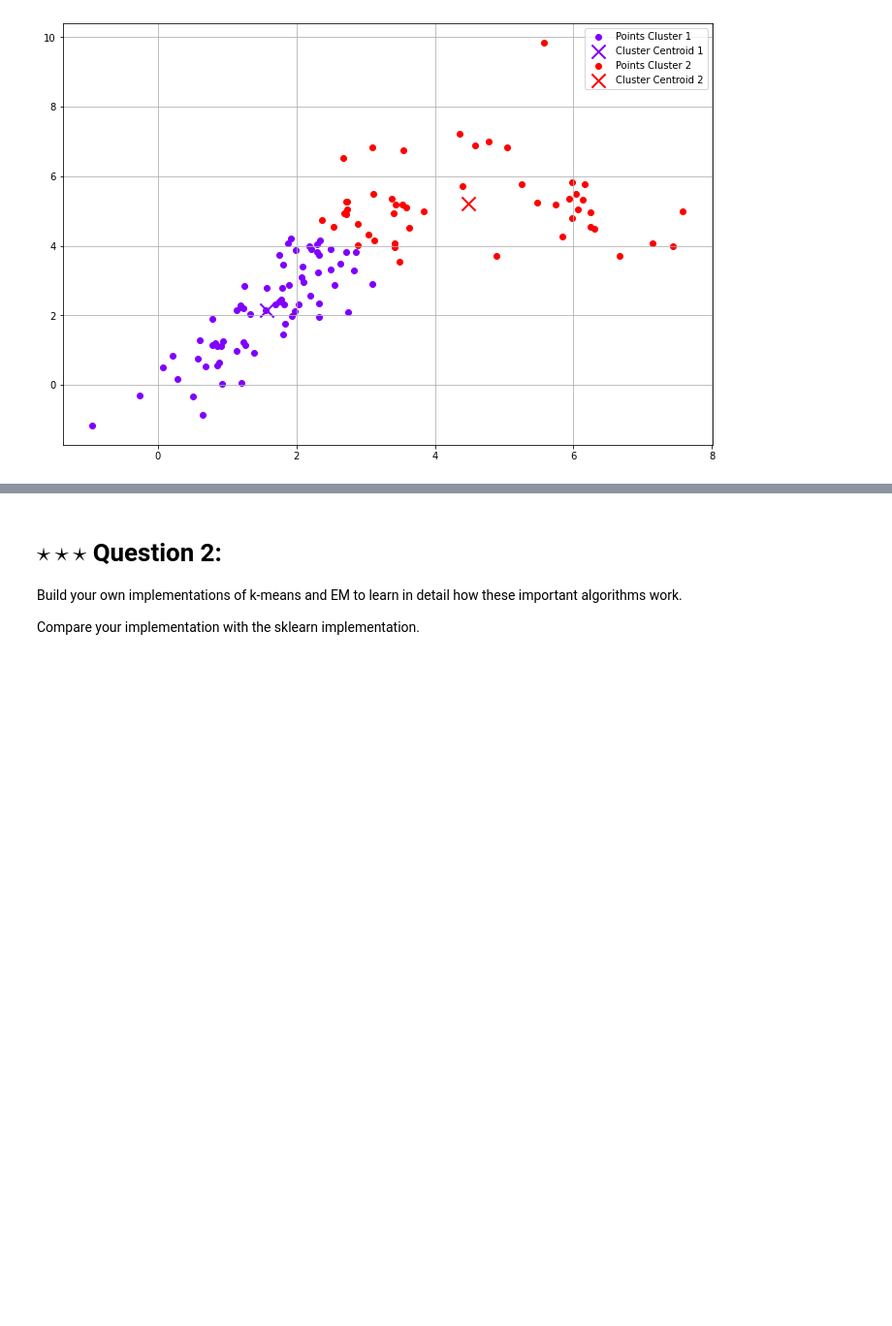
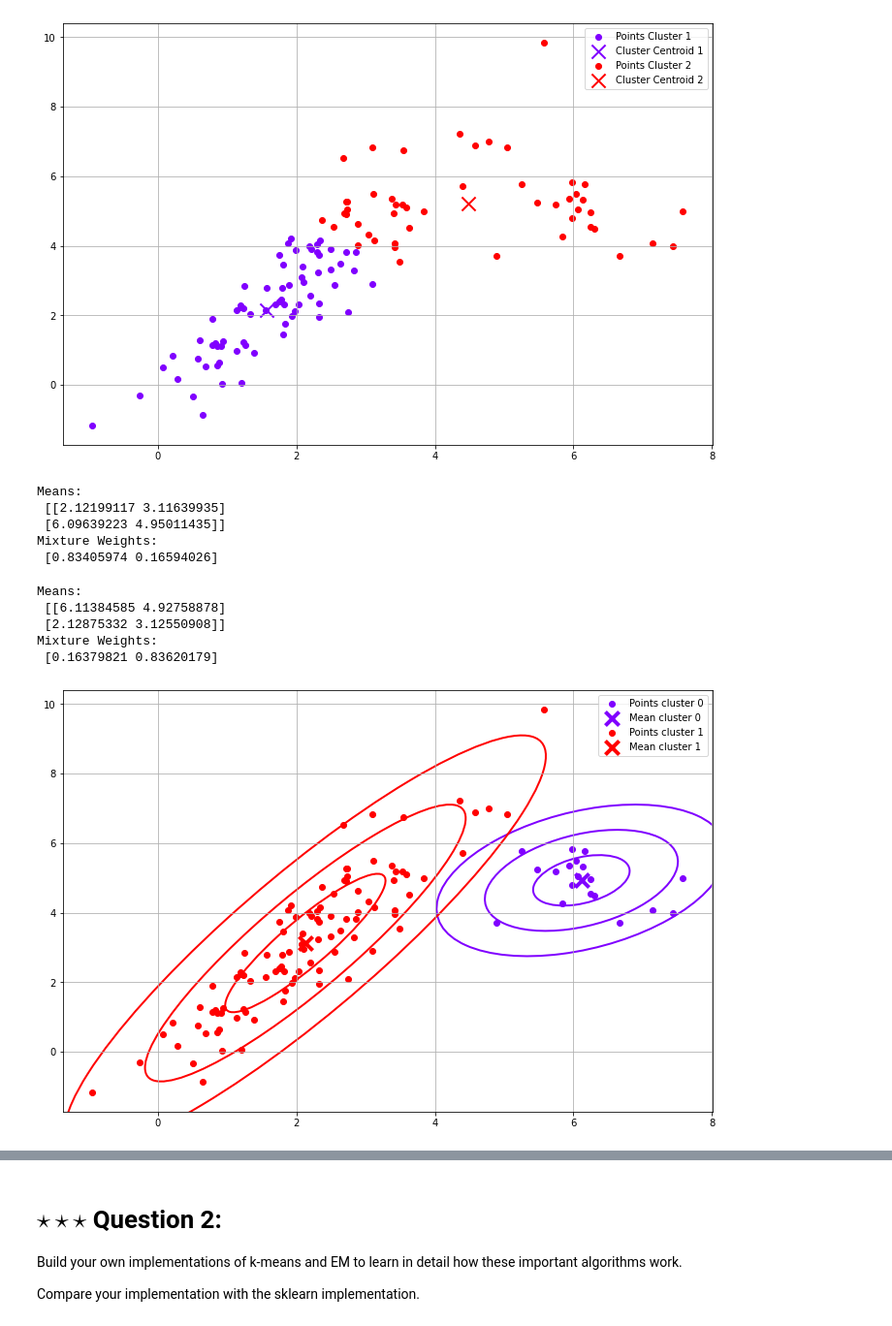
Before and after one commit to tintindas/spr-exercises, a Jupyter notebook: templates/ex3.ipynb, the cells around one changed output, grey strips where cells are left out. Shown: that part at 97% size. Drawn from its saved outputs; the diff is of its cells as text; code cells hidden in the pictures; blank space fills up the shorter version.

```diff
--- a/templates/ex3.ipynb
+++ b/templates/ex3.ipynb
@@ -11,8 +11,8 @@ def plot_gaussian(ax, mean, cov, color = 'red', size = 3):
 
     for i in range(size):
         ell = Ellipse(xy = mean,
-                      width = np.sqrt(2 * (i+1) * eig_w[0]),
-                      height = np.sqrt(2 * (i+1) * eig_w[1]),
+                      width = np.sqrt(eig_w[0]) * 2 * (i+1),
+                      height = np.sqrt(eig_w[1]) * 2 * (i+1),
                       angle = np.rad2deg(np.arccos(eig_v[0, 0])),
                       edgecolor = color,
                       lw = 2,
@@ -96,3 +96,52 @@ Cluster centers:
  [[1.57166965 2.14473835]
  [4.47527286 5.20701391]]
 [figure]
+# %%
+em = GaussianMixture(n_components=2, init_params='random', means_init=None)
+em.fit(data)
+labels = em.predict(data)
+weights = em.weights_
+means = em.means_
+covariances = em.covariances_
+
+print(f"Means: \n {means}")
+print(f"Mixture Weights: \n {weights}")
+# %% [output]
+Means:
+ [[2.12199117 3.11639935]
+ [6.09639223 4.95011435]]
+Mixture Weights:
+ [0.83405974 0.16594026]
+# %%
+def run_and_plot_em(data, means_init=None, k=2):
+    em = GaussianMixture(n_components=k, init_params='random', means_init=means_init)
+    em.fit(data)
+    labels = em.predict(data)
+    weights = em.weights_
+    means = em.means_
+    covariances = em.covariances_
+
+    print(f"Means: \n {means}")
+    print(f"Mixture Weights: \n {weights}")
+
+    fig, ax = plt.subplots(figsize=(12, 8))
+    ax.grid()
+
+    cmap = plt.get_cmap('rainbow')
+    colors = [cmap(i) for i in np.linspace(0, 1, k)]
+    for i, color in enumerate(colors):
+        cluster = data[labels==i]
+        ax.scatter(cluster[:, 0], cluster[:, 1], color=color, label="Points cluster {}".format(i))
+        plot_gaussian(ax, means[i], covariances[i], color=color, size=3)
+        ax.scatter(means[i, 0], means[i, 1], color=color, marker="x", s=200, lw=4, label="Mean cluster {}".format(i))
+
+    ax.legend()
+# %%
+run_and_plot_em(data)
+# %% [output]
+Means:
+ [[6.11384585 4.92758878]
+ [2.12875332 3.12550908]]
+Mixture Weights:
+ [0.16379821 0.83620179]
+[figure, added]
```
Also changed, not shown: parts of 1 cell of this notebook.
